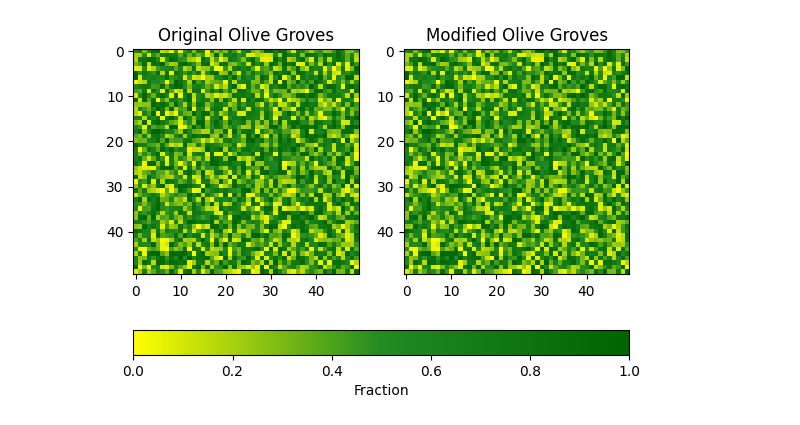
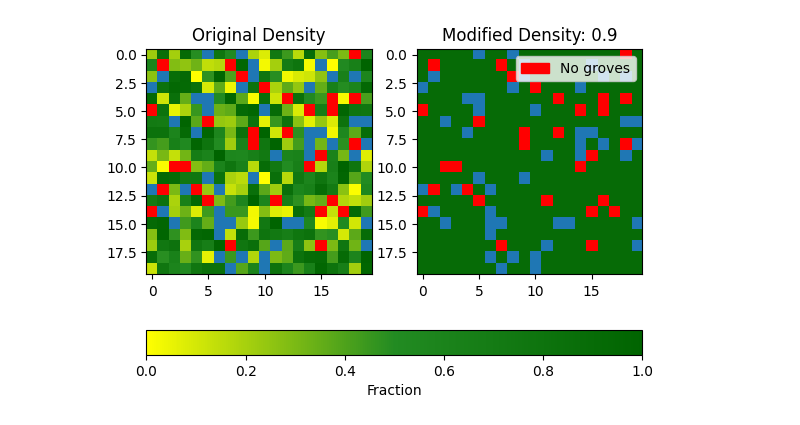
Before and after one commit to LeonMengoni/Xylella-Fastidiosa, a Jupyter notebook: Xylella.ipynb, the cells around one changed output. Drawn from its saved outputs; the diff is of its cells as text; code cells hidden in the pictures.

```diff
--- a/Xylella.ipynb
+++ b/Xylella.ipynb
@@ -1,43 +1,95 @@
 # %%
 import numpy as np
+import matplotlib as mpl
 import matplotlib.pyplot as plt
 from matplotlib import colors
 import scipy as sp
+import matplotlib.patches as mpatches
 
-np.random.seed(3)
+np.random.seed(5)
 
 # Load data from url: https://github.com/drsmwhite/Xylella-spread-model/tree/master
-mat = sp.io.loadmat("olivegrowthprop.mat")
-# olive_prop = mat["olivegrowthprop"] # Phi
-H = 50
-W = 50
-olive_prop = np.random.random([H,W])
-# H, W = olive_prop.shape # M, N
-# print(f"Height: {H}, Width: {W}")
+
+FROM_DATA = False
+MODIFY_DATA = True
+PLOT_NO_GROVES = True
+RANDOM_SEA = True
+
+if FROM_DATA:
+    mat = sp.io.loadmat("olivegrowthprop.mat")
+    olive_prop = mat["olivegrowthprop"] # Phi
+    H, W = olive_prop.shape # M, N
+    sea_mask = olive_prop < 0
+    no_grove_mask = olive_prop == 0
+
+else:
+    H = 20
+    W = 20
+    olive_prop = np.random.random([H,W])
+
+    # set random sea cells (olive_prop < 0)
+    sea_perc = 0.1
+    if not RANDOM_SEA:
+        arr = np.zeros([H,W])
+        for i in range(2,10):
+            for j in range(3,7):
+                arr[i,j] = 1
+        sea_mask = np.array(arr, dtype='bool')
+    else:
+        sea_mask = np.random.choice([True, False], size=H*W, p=[sea_perc, 1-sea_perc]).reshape(H,W)
+
+    olive_prop[sea_mask] = -9999
+
+    # set random null cells (olive_prop = 0)
+    zero_perc = 0.1 # including sea
+    zero_mask = np.random.choice([True, False], size=H*W, p=[zero_perc, 1-zero_perc]).reshape(H,W)
+    no_grove_mask = np.logical_and(~sea_mask, zero_mask)
+    olive_prop[no_grove_mask] = 0
+grove_mask = olive_prop > 0
 
 # Plot distribution of olive groves
-fig, ax = plt.subplots(1, 2)
-cmap_custom = colors.LinearSegmentedColormap.from_list("", ["yellow", "forestgreen", "darkgreen"]) # matplotlib.cm.YlGn
-cmap_custom.set_under("tab:blue")
+cmap_custom = colors.LinearSegmentedColormap.from_list("", ["yellow", "forestgreen", "darkgreen"])
+cmap_custom.set_under(color="tab:blue")
 norm = colors.Normalize(vmin=0, vmax=1)
 images = []
 
-images.append(ax[0].imshow(olive_prop, cmap=cmap_custom))
-ax[0].set_title("Original Olive Groves")
+if not MODIFY_DATA:
+    fig, ax = plt.subplots()
+    images.append(ax.imshow(olive_prop, cmap=cmap_custom))
+    ax.set_title("Olive Groves Density")
+else:
+    fig, ax = plt.subplots(1, 2)
+    images.append(ax[0].imshow(olive_prop, cmap=cmap_custom))
+    ax[0].set_title("Original Density")
+    threshold = 0.9
+    modified_olive_prop = olive_prop.copy()
+    modified_olive_prop[modified_olive_prop > 0] = threshold
+    images.append(ax[1].imshow(modified_olive_prop, cmap=cmap_custom))
+    ax[1].set_title(f"Modified Density: {threshold}")
 
-# olive_prop[olive_prop >= 0] = 0.9
-images.append(ax[1].imshow(olive_prop, cmap=cmap_custom))
-ax[1].set_title("Modified Olive Groves")
+if PLOT_NO_GROVES:
+    cmap_custom.set_bad(color="red")  # Red cells have no groves
+    zero_patch = mpatches.Patch(color="red", label="No groves")
+    masked_data = np.ma.masked_where(olive_prop == 0, olive_prop)
+
+    if not MODIFY_DATA:
+        images.append(ax.imshow(masked_data, cmap=cmap_custom))
+        ax.legend(handles=[zero_patch], loc="upper right")
+    else:
+        modified_masked_data = np.ma.masked_where(modified_olive_prop == 0, modified_olive_prop)
+        images.append(ax[0].imshow(masked_data, cmap=cmap_custom))
+        images.append(ax[1].imshow(modified_masked_data, cmap=cmap_custom))
+        ax[1].legend(handles=[zero_patch], loc="upper right")
 
 for im in images:
     im.set_norm(norm)
 
 cbar = fig.colorbar(images[0], ax=ax, orientation="horizontal", fraction=0.1)
 cbar.set_label("Fraction")
 
 plt.show()
 # %% [output]
-[figure, old version]
+[figure, new version]
 # %%
 # # Remove all trees in the buffer zone
 # xp1, yp1 = [253, 212]
```
Also changed, not shown: parts of 6 cells of this notebook.
